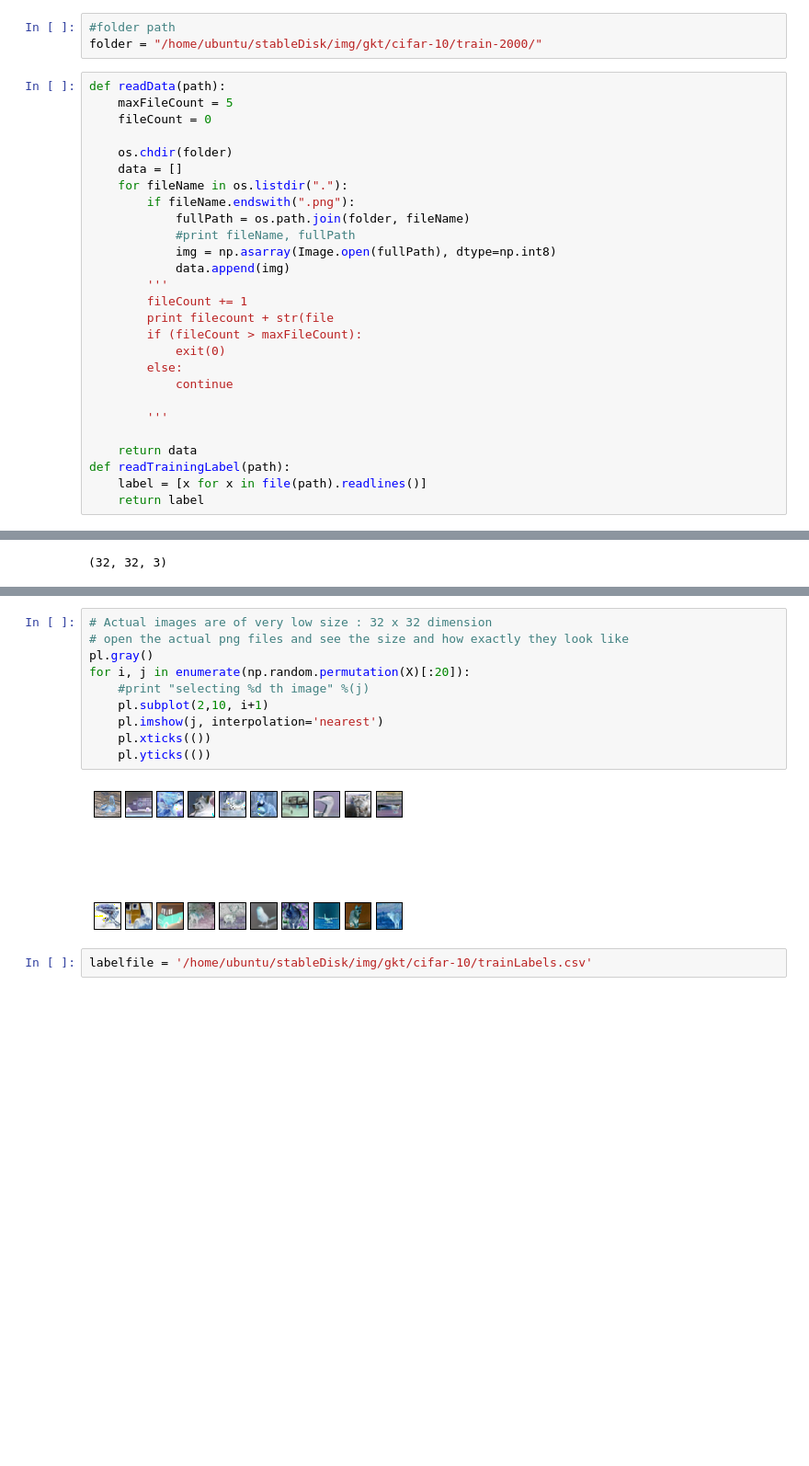
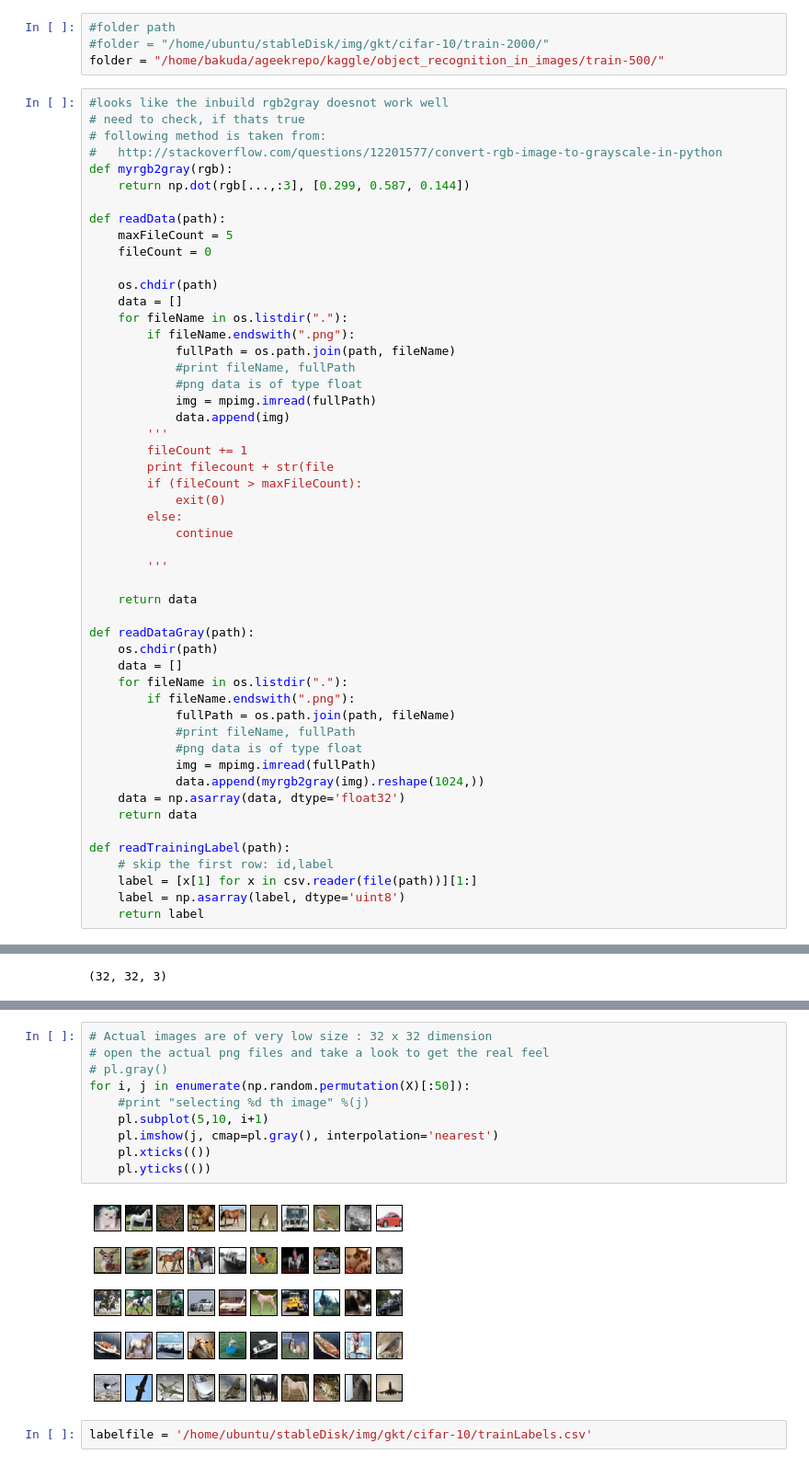
Before and after one commit to ageek/pynotebooks, a Jupyter notebook: kaggle-Object-Recognition-in-Images-CIFAR10.ipynb, the cells around one changed output, grey strips where cells are left out. Shown at 92% size. Drawn from its saved outputs; the diff is of its cells as text; blank space fills up the shorter version.

Commit message:
Gray imageread, method updates etc

```diff
--- a/kaggle-Object-Recognition-in-Images-CIFAR10.ipynb
+++ b/kaggle-Object-Recognition-in-Images-CIFAR10.ipynb
@@ -9,18 +11,27 @@ from PIL import Image
 # %%
 #folder path
-folder = "/home/ubuntu/stableDisk/img/gkt/cifar-10/train-2000/"
+#folder = "/home/ubuntu/stableDisk/img/gkt/cifar-10/train-2000/"
+folder = "/home/bakuda/ageekrepo/kaggle/object_recognition_in_images/train-500/"
 # %%
+#looks like the inbuild rgb2gray doesnot work well
+# need to check, if thats true
+# following method is taken from:
+#   http://stackoverflow.com/questions/12201577/convert-rgb-image-to-grayscale-in-python
+def myrgb2gray(rgb):
+    return np.dot(rgb[...,:3], [0.299, 0.587, 0.144])
+
 def readData(path):
     maxFileCount = 5
     fileCount = 0
 
-    os.chdir(folder)
+    os.chdir(path)
     data = []
     for fileName in os.listdir("."):
         if fileName.endswith(".png"):
-            fullPath = os.path.join(folder, fileName)
+            fullPath = os.path.join(path, fileName)
             #print fileName, fullPath
-            img = np.asarray(Image.open(fullPath), dtype=np.int8)
+            #png data is of type float
+            img = mpimg.imread(fullPath)
             data.append(img)
         '''
         fileCount += 1
@@ -33,8 +44,24 @@ def readData(path):
         '''
 
     return data
+
+def readDataGray(path):
+    os.chdir(path)
+    data = []
+    for fileName in os.listdir("."):
+        if fileName.endswith(".png"):
+            fullPath = os.path.join(path, fileName)
+            #print fileName, fullPath
+            #png data is of type float
+            img = mpimg.imread(fullPath)
+            data.append(myrgb2gray(img).reshape(1024,))
+    data = np.asarray(data, dtype='float32')
+    return data
+
 def readTrainingLabel(path):
-    label = [x for x in file(path).readlines()]
+    # skip the first row: id,label
+    label = [x[1] for x in csv.reader(file(path))][1:]
+    label = np.asarray(label, dtype='uint8')
     return label
 # %%
 X = readData(folder)
@@ -63,15 +93,15 @@ pl.imshow(np.random.permutation(X)[5], cmap=pl.gray())
 # %%
 # Actual images are of very low size : 32 x 32 dimension
-# open the actual png files and see the size and how exactly they look like
-pl.gray()
-for i, j in enumerate(np.random.permutation(X)[:20]):
+# open the actual png files and take a look to get the real feel
+# pl.gray()
+for i, j in enumerate(np.random.permutation(X)[:50]):
     #print "selecting %d th image" %(j)
-    pl.subplot(2,10, i+1)
-    pl.imshow(j, interpolation='nearest')
+    pl.subplot(5,10, i+1)
+    pl.imshow(j, cmap=pl.gray(), interpolation='nearest')
     pl.xticks(())
     pl.yticks(())
 # %% [output]
-[figure, old version]
+[figure, new version]
 # %%
 labelfile = '/home/ubuntu/stableDisk/img/gkt/cifar-10/trainLabels.csv'
 # %%
```
Also changed, not shown: parts of 33 cells of this notebook.
